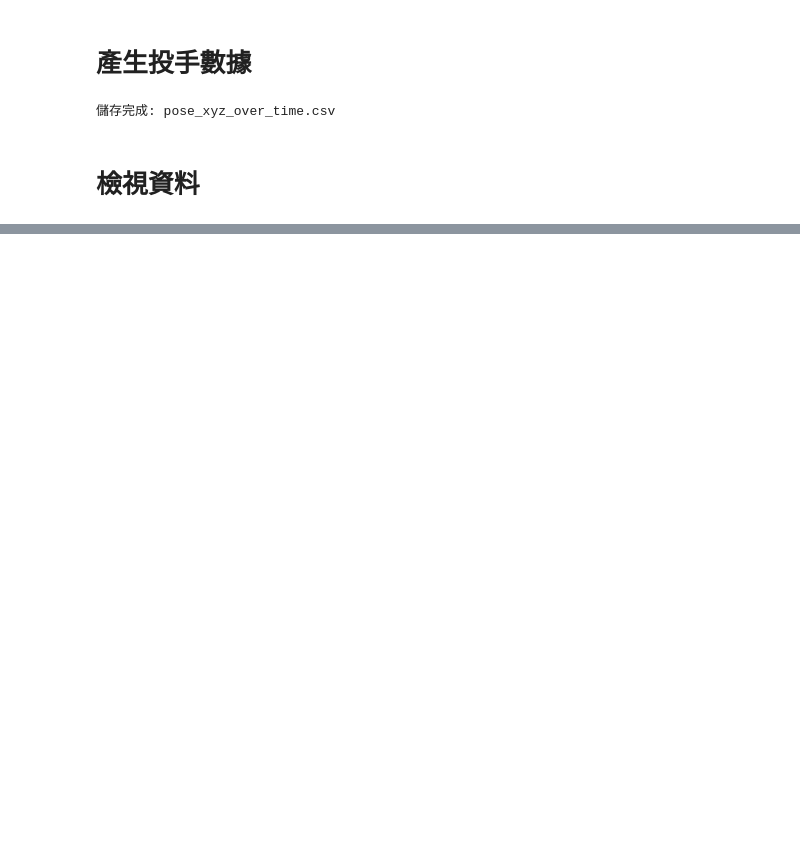
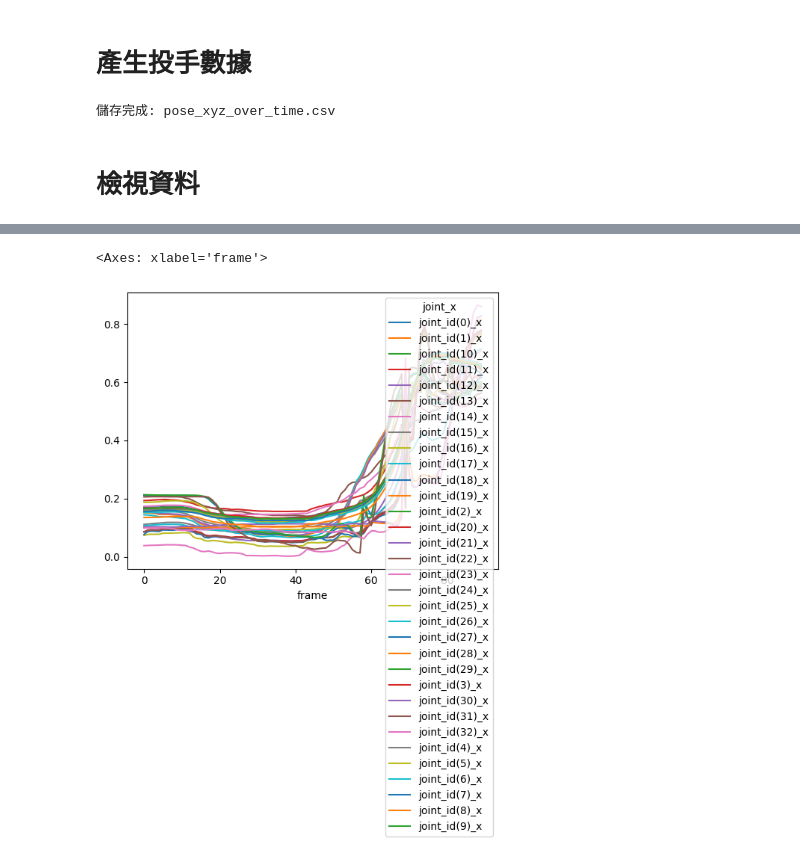
Before and after one commit to skywalker0803r/Pitcher-s-timely-risk-detection-and-market-consensus-comparison, a Jupyter notebook: Proof of Concept/Analysis_of_pitcher_posture_time_series_data.ipynb, the cells around one changed output, grey strips where cells are left out. Cells and saved outputs as stored; diff of their text form; code cells hidden in the pictures; blank space fills up the shorter version.

```diff
--- a/Proof of Concept/Analysis_of_pitcher_posture_time_series_data.ipynb
+++ b/Proof of Concept/Analysis_of_pitcher_posture_time_series_data.ipynb
@@ -104,0 +182,16 @@ for i in range(11,17):
+# %%
+# 篩選 joint_id 屬於 tag.keys() 的資料
+filtered_df = df.copy()
+
+# 只保留需要的欄位
+filtered_df = filtered_df[['frame', 'joint_id', 'x']]
+
+# 建立新的欄位名稱格式為 joint_id(12)_x
+filtered_df['joint_x'] = filtered_df['joint_id'].apply(lambda j: f'joint_id({j})_x')
+
+# 使用 pivot 將資料轉換為 index=frame、columns=joint_id 的格式
+pivot_df = filtered_df.pivot(index='frame', columns='joint_x', values='x')
+
+# 檢查結果
+print(pivot_df.shape)
+pivot_df.head()
@@ -104,0 +208,5 @@ for i in range(11,17):
+# %%
+pivot_df.plot()
+# %% [output]
+<Axes: xlabel='frame'>
+[figure, added]
```
Also changed, not shown: parts of 22 cells of this notebook, 1 other file.
